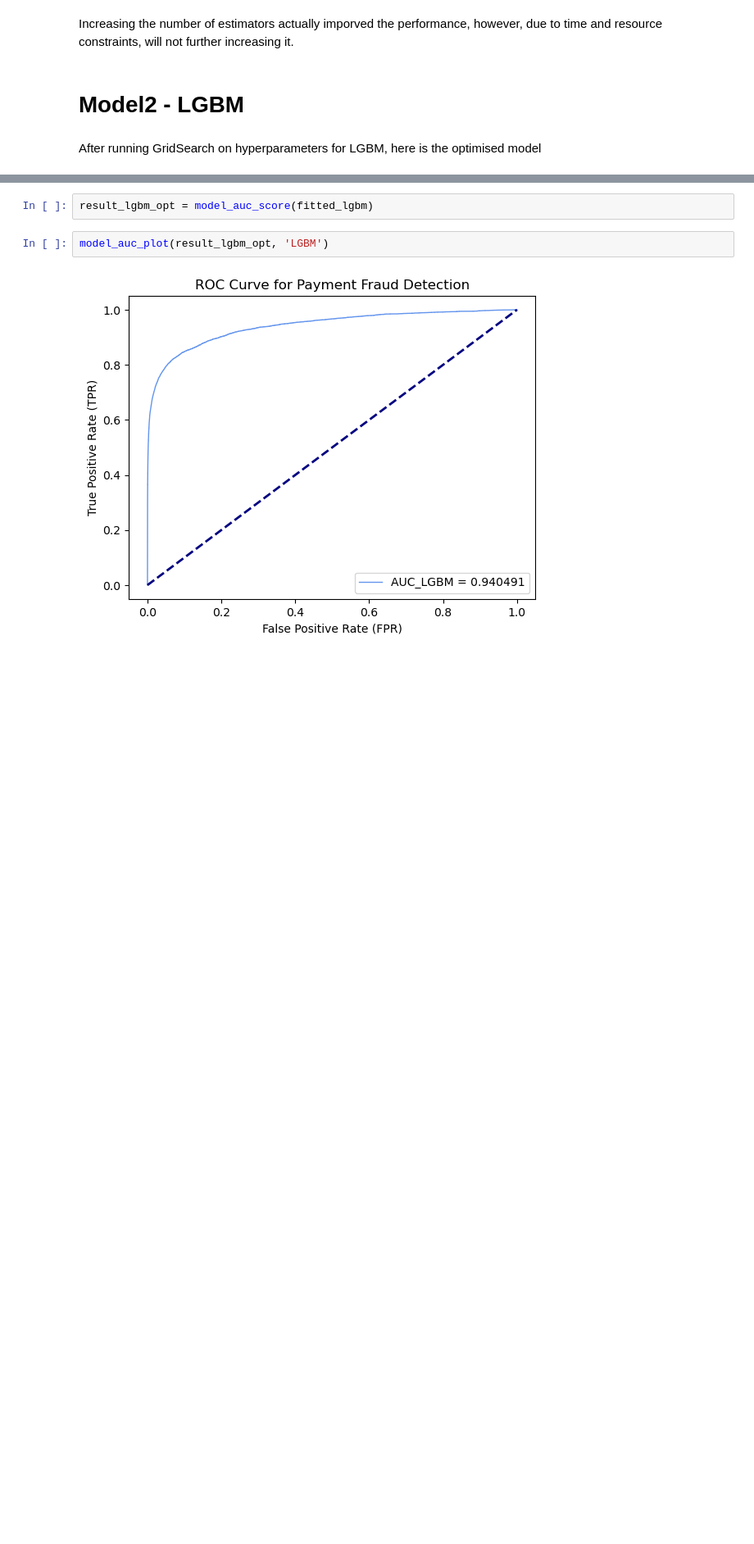
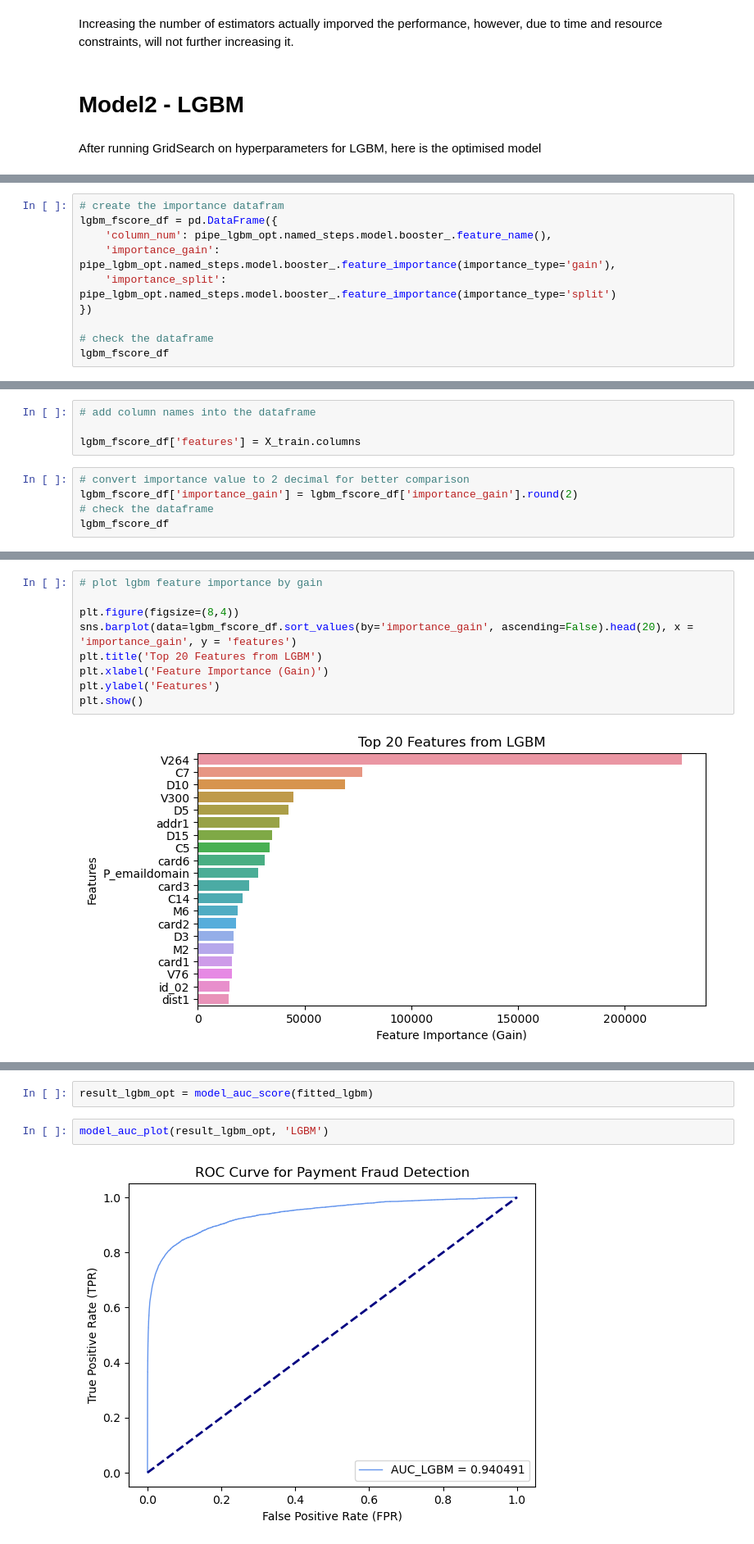
Before and after one commit to sl-huo/payment-fraud-detection, a Jupyter notebook: FD-Model-notebook.ipynb, the cells around one changed output, grey strips where cells are left out. Shown: that part at 82% size. Saved outputs shown, nothing was run; the diff lists cells and outputs as text; blank space fills up the shorter version.

```diff
--- a/FD-Model-notebook.ipynb
+++ b/FD-Model-notebook.ipynb
@@ -389,0 +526,10 @@ fitted_lgbm = pipe_lgbm_opt.fit(X_train, y_train)
+# %%
+# create the importance datafram
+lgbm_fscore_df = pd.DataFrame({
+    'column_num': pipe_lgbm_opt.named_steps.model.booster_.feature_name(),
+    'importance_gain': pipe_lgbm_opt.named_steps.model.booster_.feature_importance(importance_type='gain'),
+    'importance_split': pipe_lgbm_opt.named_steps.model.booster_.feature_importance(importance_type='split')
+})
+
+# check the dataframe
+lgbm_fscore_df
@@ -389,0 +550,9 @@ fitted_lgbm = pipe_lgbm_opt.fit(X_train, y_train)
+# %%
+# add column names into the dataframe
+
+lgbm_fscore_df['features'] = X_train.columns
+# %%
+# convert importance value to 2 decimal for better comparison
+lgbm_fscore_df['importance_gain'] = lgbm_fscore_df['importance_gain'].round(2)
+# check the dataframe
+lgbm_fscore_df
@@ -389,0 +573,11 @@ fitted_lgbm = pipe_lgbm_opt.fit(X_train, y_train)
+# %%
+# plot lgbm feature importance by gain
+
+plt.figure(figsize=(8,4))
+sns.barplot(data=lgbm_fscore_df.sort_values(by='importance_gain', ascending=False).head(20), x = 'importance_gain', y = 'features')
+plt.title('Top 20 Features from LGBM')
+plt.xlabel('Feature Importance (Gain)')
+plt.ylabel('Features')
+plt.show()
+# %% [output]
+[figure, added]
```
Also changed, not shown: parts of 23 cells of this notebook, 5 other files.
